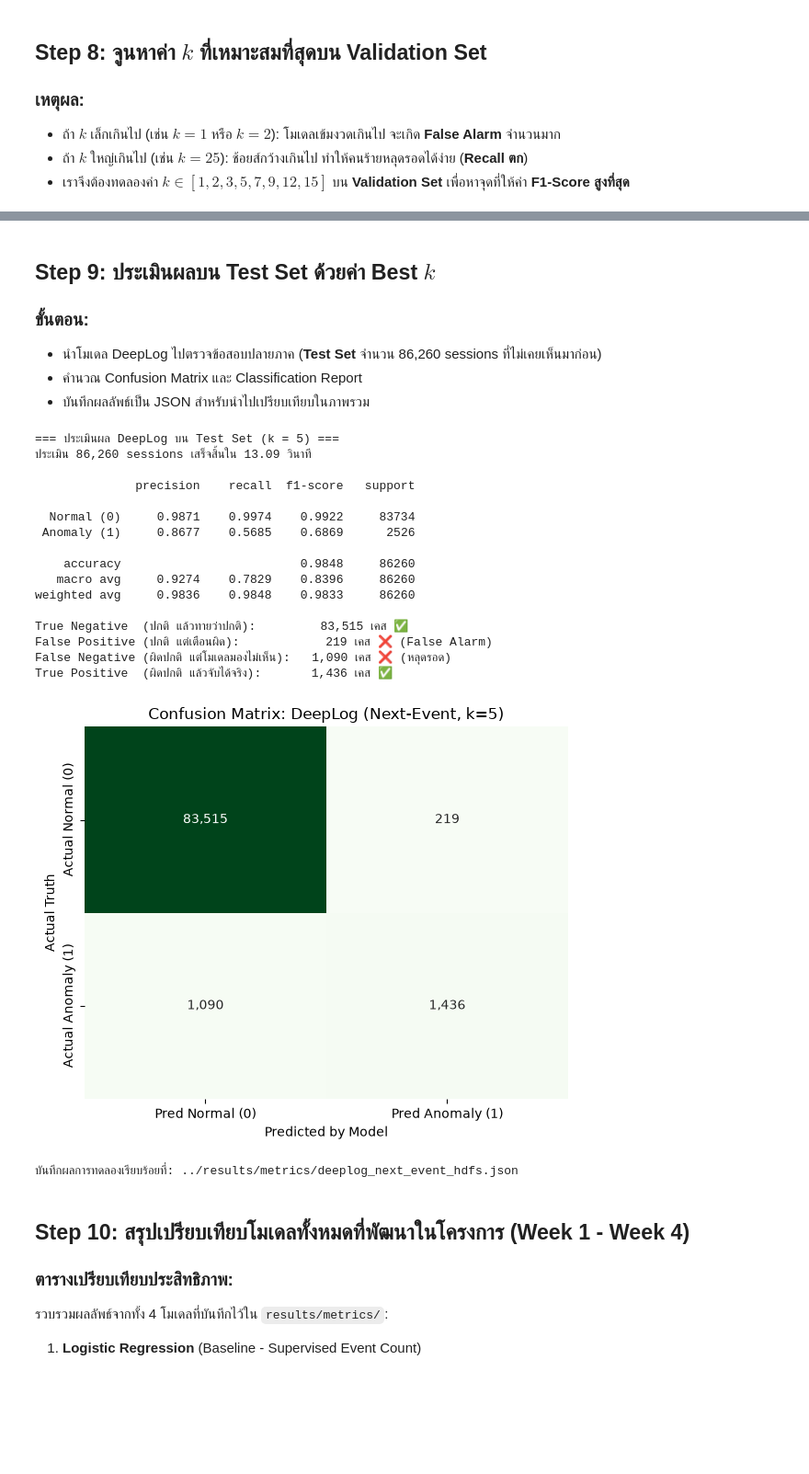
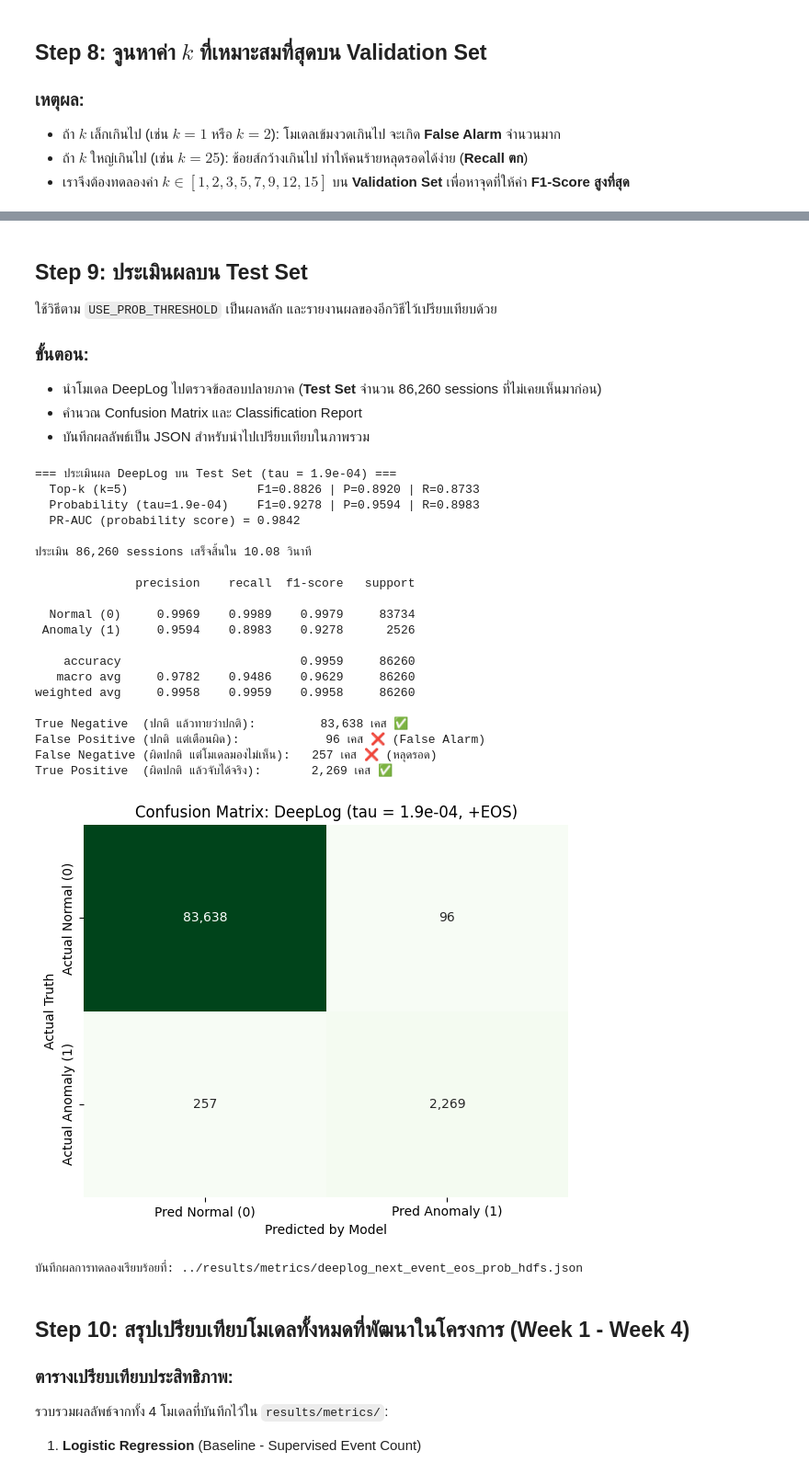
Before and after one commit to STARoM00N/LAD_CS461_427A, a Jupyter notebook: notebooks/04b_deeplog_next_event.ipynb, the cells around one changed output, grey strips where cells are left out. Shown at 92% size. Drawn from its saved outputs; the diff is of its cells as text; code cells hidden in the pictures; blank space fills up the shorter version.

```diff
--- a/notebooks/04b_deeplog_next_event.ipynb
+++ b/notebooks/04b_deeplog_next_event.ipynb
@@ -148,19 +204,23 @@ def build_event_vocab(dataframes: Iterable[pd.DataFrame]) -> Tuple[Dict[str, int
     })
 
     event_to_id = {'<PAD>': PAD_ID, '<UNK>': UNK_ID}
-    for idx, event in enumerate(unique_events, start=2):
+    if USE_EOS:
+        event_to_id['<EOS>'] = EOS_ID
+    for idx, event in enumerate(unique_events, start=len(event_to_id)):
         event_to_id[event] = idx
 
     id_to_event = {idx: event for event, idx in event_to_id.items()}
     return event_to_id, id_to_event
 
 def encode_sequence(seq_str: str, event_to_id: Dict[str, int]) -> List[int]:
-    """แปลง String Sequence เป็น List ของ Integer Token IDs"""
-    return [event_to_id.get(event, UNK_ID) for event in str(seq_str).split() if event]
+    """แปลง String Sequence เป็น List ของ Integer Token IDs (ต่อท้ายด้วย <EOS> เมื่อ USE_EOS)"""
+    ids = [event_to_id.get(event, UNK_ID) for event in str(seq_str).split() if event]
+    return ids + [EOS_ID] if USE_EOS else ids
 
 event_to_id, id_to_event = build_event_vocab([train_raw, val_df, test_df])
 VOCAB_SIZE = len(event_to_id)
 
 print(f"ขนาด Vocabulary ทั้งหมด: {VOCAB_SIZE} tokens")
+print(f"ตัวอย่าง encode: {encode_sequence('E5 E22 E5', event_to_id)}")
 print(f"ตัวอย่าง Token ในระบบ: {[f'{k}:{v}' for k, v in list(event_to_id.items())[:8]]} ...")
 # %% [output]
@@ -497,5 +618,7 @@ k = 15 -> F1: 0.4311 | Recall: 0.2749 | Precision: 0.9986 (ใช้เวลา
 # %% [markdown]
-## Step 9: ประเมินผลบน Test Set ด้วยค่า Best $k$
+## Step 9: ประเมินผลบน Test Set
+
+ใช้วิธีตาม `USE_PROB_THRESHOLD` เป็นผลหลัก และรายงานผลของอีกวิธีไว้เปรียบเทียบด้วย
 
 ### ขั้นตอน:
 - นำโมเดล DeepLog ไปตรวจข้อสอบปลายภาค (**Test Set** จำนวน 86,260 sessions ที่ไม่เคยเห็นมาก่อน)
@@ -505,10 +628,20 @@ k = 15 -> F1: 0.4311 | Recall: 0.2749 | Precision: 0.9986 (ใช้เวลา
 test_seqs = [encode_sequence(seq, event_to_id) for seq in test_df['Sequence']]
 test_labels = test_df['Label'].to_numpy()
 
-print(f"=== ประเมินผล DeepLog บน Test Set (k = {best_k}) ===")
 start_test = time.perf_counter()
-test_predictions = detect_session_anomalies(model, test_seqs, k=best_k)
+topk_predictions = detect_session_anomalies(model, test_seqs, k=best_k)
+test_min_probs = session_min_probabilities(model, test_seqs)
+prob_predictions = (test_min_probs < best_tau).astype(int)
 test_time = time.perf_counter() - start_test
+test_pr_auc = float(average_precision_score(test_labels, -np.log(test_min_probs + 1e-12)))
+
+method_name = f'tau = {best_tau:.1e}' if USE_PROB_THRESHOLD else f'k = {best_k}'
+test_predictions = prob_predictions if USE_PROB_THRESHOLD else topk_predictions
+print(f"=== ประเมินผล DeepLog บน Test Set ({method_name}) ===")
+for label, preds in ((f'Top-k (k={best_k})', topk_predictions), (f'Probability (tau={best_tau:.1e})', prob_predictions)):
+    print(f"  {label:<28} F1={f1_score(test_labels, preds):.4f} | P={precision_score(test_labels, preds):.4f} | "
+          f"R={recall_score(test_labels, preds):.4f}")
+print(f"  PR-AUC (probability score) = {test_pr_auc:.4f}\n")
 print(f"ประเมิน {len(test_df):,} sessions เสร็จสิ้นใน {test_time:.2f} วินาที\n")
 
 print(classification_report(test_labels, test_predictions, target_names=['Normal (0)', 'Anomaly (1)'], digits=4))
@@ -527,11 +660,11 @@ plt.figure(figsize=(6, 5))
 sns.heatmap(cm, annot=True, fmt=',d', cmap='Greens', cbar=False,
             xticklabels=['Pred Normal (0)', 'Pred Anomaly (1)'],
             yticklabels=['Actual Normal (0)', 'Actual Anomaly (1)'])
-plt.title(f'Confusion Matrix: DeepLog (Next-Event, k={best_k})')
+plt.title(f'Confusion Matrix: DeepLog ({method_name}{", +EOS" if USE_EOS else ""})')
 plt.ylabel('Actual Truth')
 plt.xlabel('Predicted by Model')
 plt.tight_layout()
-plt.savefig(FIGURE_DIR / '08_confusion_matrix_deeplog.png', dpi=150)
+plt.savefig(FIGURE_DIR / f'08_confusion_matrix_deeplog{FIG_SUFFIX}.png', dpi=150)
 plt.show()
 
 # บันทึก Metric JSON
@@ -540,52 +673,60 @@ test_prec = float(precision_score(test_labels, test_predictions, zero_division=0
 test_rec = float(recall_score(test_labels, test_predictions, zero_division=0))
 
 deeplog_metrics = {
-    'model': 'DeepLog_NextEvent',
+    'model': 'DeepLog_NextEvent' + ('_EOS' if USE_EOS else '') + ('_ProbThreshold' if USE_PROB_THRESHOLD else ''),
     'dataset': 'HDFS',
     'training_paradigm': 'Unsupervised/Semi-supervised (Normal sessions only)',
     'window_size': WINDOW_SIZE,
+    'use_eos': USE_EOS,
+    'detection': 'probability_threshold' if USE_PROB_THRESHOLD else 'top_k',
+    'best_tau': best_tau,
     'best_k': best_k,
     'f1_score': round(test_f1, 4),
     'precision': round(test_prec, 4),
     'recall': round(test_rec, 4),
+    'pr_auc': round(test_pr_auc, 4),
     'confusion_matrix': cm.tolist(),
     'hyperparameters': {
         'embedding_dim': EMBEDDING_DIM,
         'hidden_dim': HIDDEN_DIM,
         'num_layers': NUM_LAYERS,
         'dropout': DROPOUT,
         'learning_rate': LEARNING_RATE,
         'batch_size': BATCH_SIZE,
         'epochs': NUM_EPOCHS,
         'train_sessions_used': len(train_for_model)
     },
     'timestamp': time.strftime('%Y-%m-%d %H:%M:%S')
 }
 
-metric_file = METRIC_DIR / 'deeplog_next_event_hdfs.json'
+metric_file = METRIC_DIR / f'{RUN_TAG}_hdfs.json'
 with open(metric_file, 'w', encoding='utf-8') as f:
     json.dump(deeplog_metrics, f, indent=4, ensure_ascii=False)
 
 print(f"บันทึกผลการทดลองเรียบร้อยที่: {metric_file}")
 # %% [output]
-=== ประเมินผล DeepLog บน Test Set (k = 5) ===
-ประเมิน 86,260 sessions เสร็จสิ้นใน 13.09 วินาที
+=== ประเมินผล DeepLog บน Test Set (tau = 1.9e-04) ===
+  Top-k (k=5)                  F1=0.8826 | P=0.8920 | R=0.8733
+  Probability (tau=1.9e-04)    F1=0.9278 | P=0.9594 | R=0.8983
+  PR-AUC (probability score) = 0.9842
+
+ประเมิน 86,260 sessions เสร็จสิ้นใน 10.08 วินาที
 
               precision    recall  f1-score   support
 
-  Normal (0)     0.9871    0.9974    0.9922     83734
- Anomaly (1)     0.8677    0.5685    0.6869      2526
+  Normal (0)     0.9969    0.9989    0.9979     83734
+ Anomaly (1)     0.9594    0.8983    0.9278      2526
 
-    accuracy                         0.9848     86260
-   macro avg     0.9274    0.7829    0.8396     86260
-weighted avg     0.9836    0.9848    0.9833     86260
+    accuracy                         0.9959     86260
+   macro avg     0.9782    0.9486    0.9629     86260
+weighted avg     0.9958    0.9959    0.9958     86260
 
-True Negative  (ปกติ แล้วทายว่าปกติ):         83,515 เคส ✅
-False Positive (ปกติ แต่เตือนผิด):            219 เคส ❌ (False Alarm)
-False Negative (ผิดปกติ แต่โมเดลมองไม่เห็น):   1,090 เคส ❌ (หลุดรอด)
-True Positive  (ผิดปกติ แล้วจับได้จริง):       1,436 เคส ✅
+True Negative  (ปกติ แล้วทายว่าปกติ):         83,638 เคส ✅
+False Positive (ปกติ แต่เตือนผิด):            96 เคส ❌ (False Alarm)
+False Negative (ผิดปกติ แต่โมเดลมองไม่เห็น):   257 เคส ❌ (หลุดรอด)
+True Positive  (ผิดปกติ แล้วจับได้จริง):       2,269 เคส ✅
-[figure, old version]
+[figure, new version]
-บันทึกผลการทดลองเรียบร้อยที่: ../results/metrics/deeplog_next_event_hdfs.json
+บันทึกผลการทดลองเรียบร้อยที่: ../results/metrics/deeplog_next_event_eos_prob_hdfs.json
 # %% [markdown]
 ## Step 10: สรุปเปรียบเทียบโมเดลทั้งหมดที่พัฒนาในโครงการ (Week 1 - Week 4)
 
```
Also changed, not shown: parts of 12 cells of this notebook, 11 other files.
